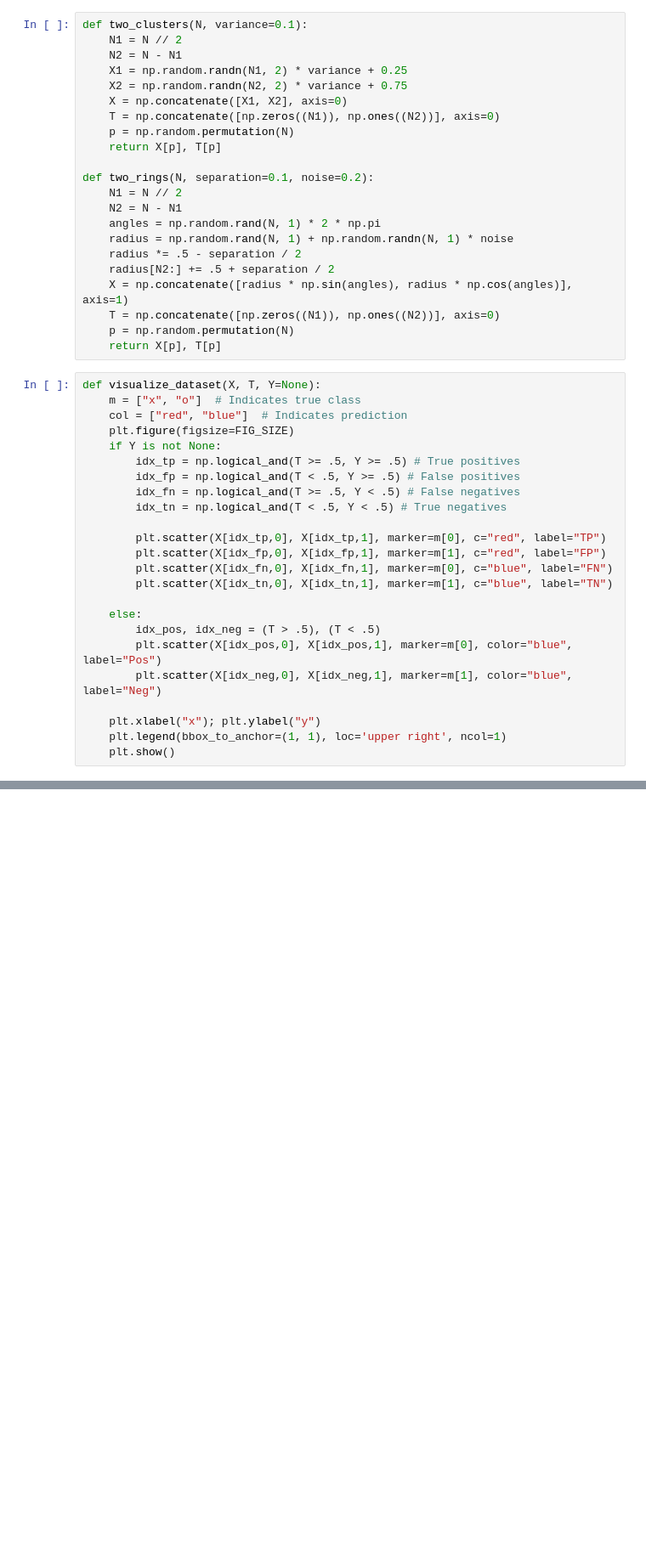
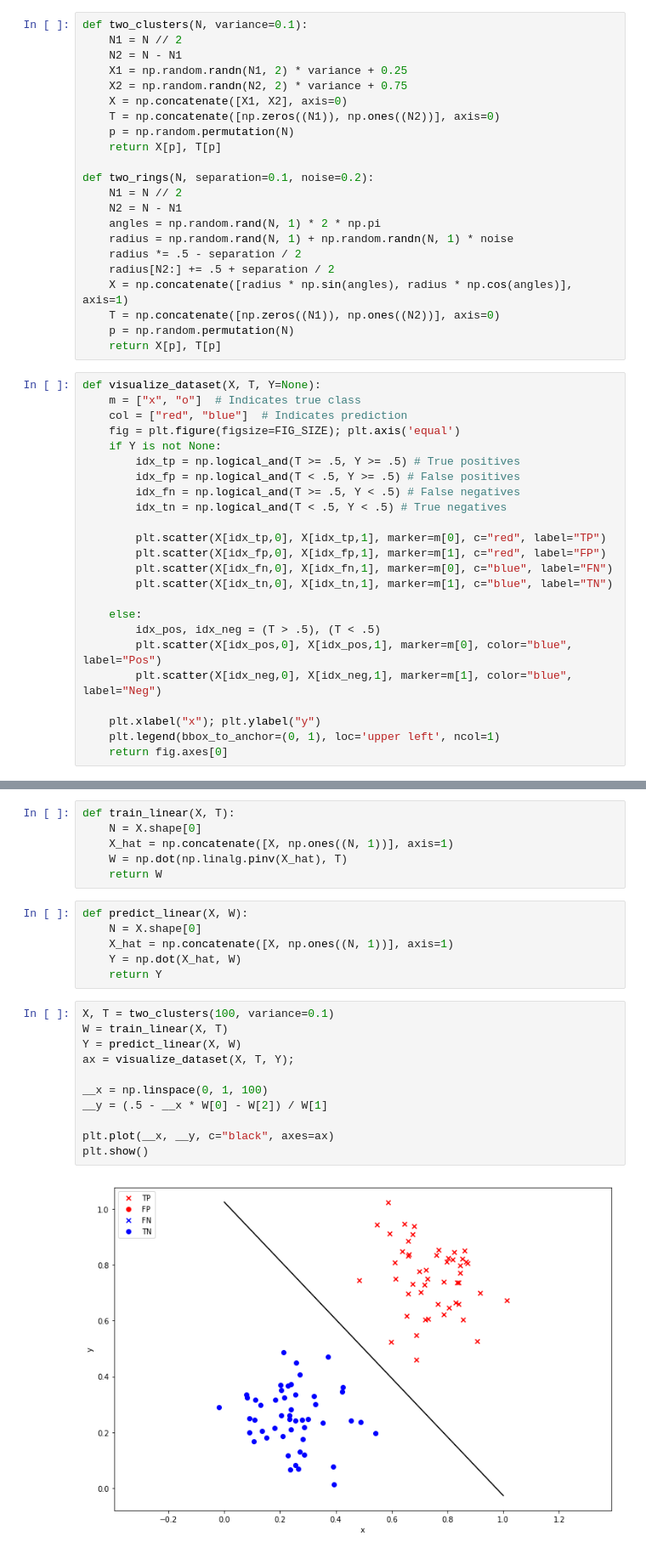
Before and after one commit to andreicnica/summer-school, a Jupyter notebook: demo-nn/Logistic Regression.ipynb, the cells around one changed output, grey strips where cells are left out. Shown at 85% size. Saved outputs shown, nothing was run; the diff lists cells and outputs as text; blank space fills up the shorter version.

```diff
--- a/demo-nn/Logistic Regression.ipynb
+++ b/demo-nn/Logistic Regression.ipynb
@@ -37,7 +37,7 @@ def two_rings(N, separation=0.1, noise=0.2):
 def visualize_dataset(X, T, Y=None):
     m = ["x", "o"]  # Indicates true class
     col = ["red", "blue"]  # Indicates prediction
-    plt.figure(figsize=FIG_SIZE)
+    fig = plt.figure(figsize=FIG_SIZE); plt.axis('equal')
     if Y is not None:
         idx_tp = np.logical_and(T >= .5, Y >= .5) # True positives
         idx_fp = np.logical_and(T < .5, Y >= .5) # False positives
@@ -55,6 +55,6 @@ def visualize_dataset(X, T, Y=None):
         plt.scatter(X[idx_neg,0], X[idx_neg,1], marker=m[1], color="blue", label="Neg")
 
     plt.xlabel("x"); plt.ylabel("y")
-    plt.legend(bbox_to_anchor=(1, 1), loc='upper right', ncol=1)
-    plt.show()
+    plt.legend(bbox_to_anchor=(0, 1), loc='upper left', ncol=1)
+    return fig.axes[0]
 # %%
@@ -74,0 +80,25 @@ visualize_dataset(X, T, Y=np.random.uniform(size=T.size))
+# %%
+def train_linear(X, T):
+    N = X.shape[0]
+    X_hat = np.concatenate([X, np.ones((N, 1))], axis=1)
+    W = np.dot(np.linalg.pinv(X_hat), T)
+    return W
+# %%
+def predict_linear(X, W):
+    N = X.shape[0]
+    X_hat = np.concatenate([X, np.ones((N, 1))], axis=1)
+    Y = np.dot(X_hat, W)
+    return Y
+# %%
+X, T = two_clusters(100, variance=0.1)
+W = train_linear(X, T)
+Y = predict_linear(X, W)
+ax = visualize_dataset(X, T, Y);
+
+__x = np.linspace(0, 1, 100)
+__y = (.5 - __x * W[0] - W[2]) / W[1]
+
+plt.plot(__x, __y, c="black", axes=ax)
+plt.show()
+# %% [output]
+[figure, added]
```
Also changed, not shown: parts of 10 cells of this notebook.
